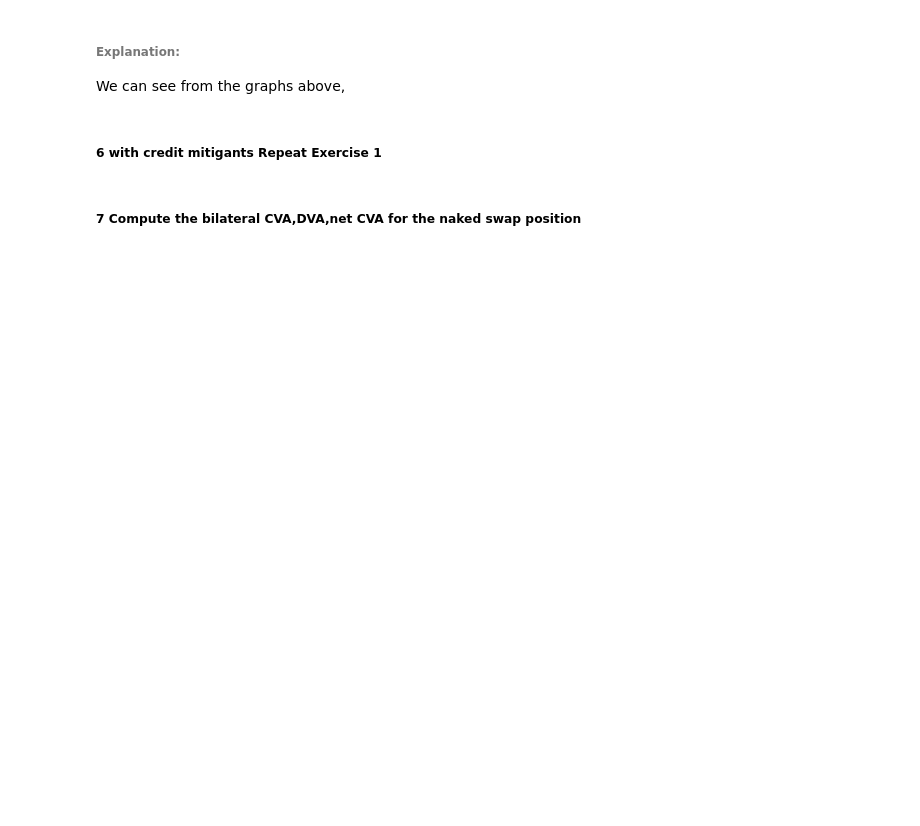
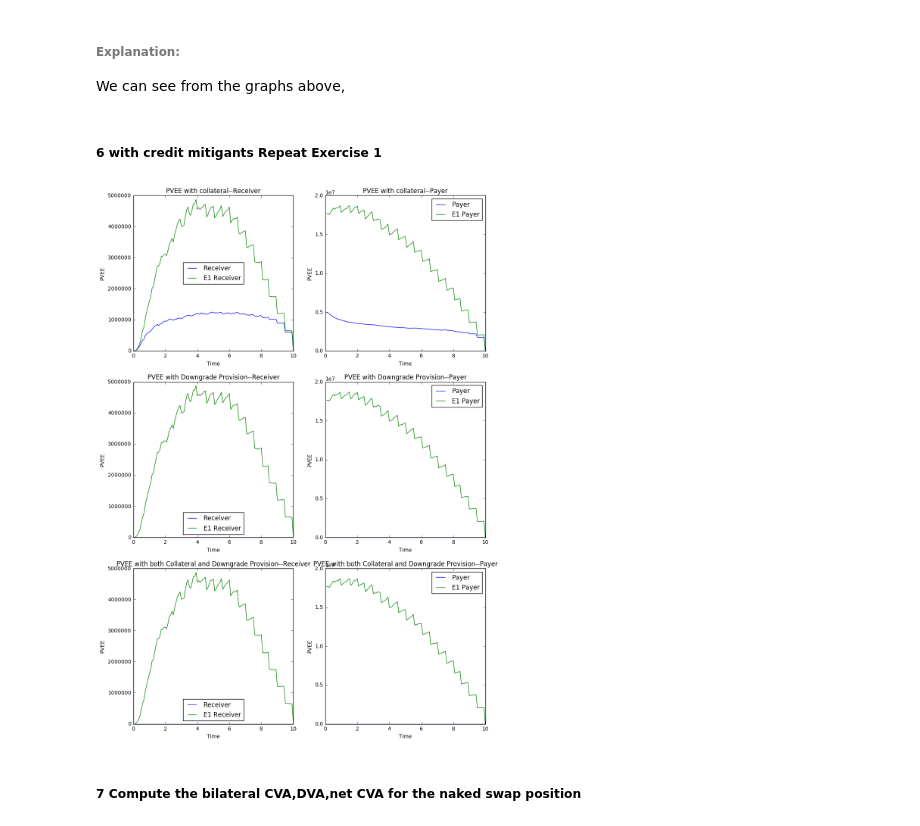
Before and after one commit to lejingxu/CVA_IMM_RegulationProject, a Jupyter notebook: Regulation_Project_Group_4-Copy1.ipynb, the cells around one changed output. Cells and saved outputs as stored; diff of their text form; code cells hidden in the pictures; blank space fills up the shorter version.

```diff
--- a/Regulation_Project_Group_4-Copy1.ipynb
+++ b/Regulation_Project_Group_4-Copy1.ipynb
@@ -253,7 +266,7 @@ param = np.arange(-1.,1.,0.05)
 rhos = np.array([rho_Bf, rho_Cf,rho_BC,rho_Br, rho_Cr])
 all_rhos = []
 CVAs = []
-num_sim = 10
+num_sim = 500
 for i in range(len(rhos)):
     rhos = np.array([rho_Bf, rho_Cf,rho_BC,rho_Br, rho_Cr])
     rho_this = []
@@ -276,6 +289,7 @@ for i in range(len(rhos)):
             prices_receiver_t = []
             P_OISs_t = []
             X_Cs_t = []
+            lbdaBs_t = []
             lbdaCs_t = []
             for num in range(num_sim):
                 # simulate correlated 4-D brownian motion
@@ -291,10 +305,11 @@ for i in range(len(rhos)):
                 P_OISs_t.append(P_OIS)
                 X_Cs_t.append(X_C)
                 lbdaCs_t.append(lbdaC)
+                lbdaBs_t.append(lbdaB)
 
-            PVEE_receiver,EE_receiver = calculatePVEE(lbdaCs_t,P_OISs_t,X_Cs,prices_receiver_t,switch_collateral,switch_downProv,collateral,D)
-            CVA_uni_receiver = calculateUniCVA(EE_receiver,P_OISs_t,X_Cs_t,lbdaCs_t,rr)
-            CVA_this.append(CVA_uni_receiver)
+            PVEE_receiver_t,EE_receiver_t = calculatePVEE(lbdaBs_t,lbdaCs_t,P_OISs_t,X_Cs,prices_receiver_t,switch_collateral,switch_downProv,collateral,D)
+            CVA_uni_receiver_t = calculateUniCVA(EE_receiver_t,P_OISs_t,X_Cs_t,lbdaCs_t,rr)
+            CVA_this.append(CVA_uni_receiver_t)
     all_rhos.append(rho_this)
     CVAs.append(CVA_this)
 # %%
@@ -318,8 +337,8 @@ We can see from the graphs above,
 ## a) with collateral
 switch_collateral = True
 collateral = 5000000.
-PVEE_payer_col,EE_payer_col = calculatePVEE(lbdaCs,P_OISs,X_Cs,prices_payer,switch_collateral,switch_downProv,collateral,D)
-PVEE_receiver_col,EE_receiver_col = calculatePVEE(lbdaCs,P_OISs,X_Cs,prices_receiver,switch_collateral,switch_downProv,collateral,D)
+PVEE_payer_col,EE_payer_col = calculatePVEE(lbdaBs,lbdaCs,P_OISs,X_Cs,prices_payer,switch_collateral,switch_downProv,collateral,D)
+PVEE_receiver_col,EE_receiver_col = calculatePVEE(lbdaBs,lbdaCs,P_OISs,X_Cs,prices_receiver,switch_collateral,switch_downProv,collateral,D)
 #print "Payer",PVEE_payer
 #print "Receiver",PVEE_receiver
 
@@ -344,8 +363,8 @@ switch_collateral = False
 collateral = 0
 switch_downProv = True
 D = 0.0375
-PVEE_payer_down,EE_payer_down = calculatePVEE(lbdaCs,P_OISs,X_Cs,prices_payer,switch_collateral,switch_downProv,collateral,D)
-PVEE_receiver_down,EE_receiver_down = calculatePVEE(lbdaCs,P_OISs,X_Cs,prices_receiver,switch_collateral,switch_downProv,collateral,D)
+PVEE_payer_down,EE_payer_down = calculatePVEE(lbdaBs,lbdaCs,P_OISs,X_Cs,prices_payer,switch_collateral,switch_downProv,collateral,D)
+PVEE_receiver_down,EE_receiver_down = calculatePVEE(lbdaBs,lbdaCs,P_OISs,X_Cs,prices_receiver,switch_collateral,switch_downProv,collateral,D)
 #print "Payer",PVEE_payer
 #print "Receiver",PVEE_receiver
 
@@ -357,35 +376,38 @@ plt.ylabel('PVEE')
 plt.title('PVEE with Downgrade Provision--Receiver')
 plt.legend(['Receiver','E1 Receiver'],loc='best')
 
 plt.subplot(3,2,4)
 plt.plot(ts,PVEE_payer_down,ts,PVEE_payer)
 plt.xlabel('Time')
 plt.ylabel('PVEE')
 plt.title('PVEE with Downgrade Provision--Payer')
 plt.legend(['Payer','E1 Payer'],loc='best')
 
 ## c) with both collateral and termination
 switch_collateral = True
 collateral = 5000000.
-PVEE_payer_both,EE_payer_both = calculatePVEE(lbdaCs,P_OISs,X_Cs,prices_payer,switch_collateral,switch_downProv,collateral,D)
-PVEE_receiver_both,EE_receiver_both = calculatePVEE(lbdaCs,P_OISs,X_Cs,prices_receiver,switch_collateral,switch_downProv,collateral,D)
+PVEE_payer_both,EE_payer_both = calculatePVEE(lbdaBs,lbdaCs,P_OISs,X_Cs,prices_payer,switch_collateral,switch_downProv,collateral,D)
+PVEE_receiver_both,EE_receiver_both = calculatePVEE(lbdaBs,lbdaCs,P_OISs,X_Cs,prices_receiver,switch_collateral,switch_downProv,collateral,D)
 #print "Payer",PVEE_payer
 #print "Receiver",PVEE_receiver
 
 plt.subplot(3,2,5)
 plt.plot(ts,PVEE_receiver_both,ts,PVEE_receiver)
 plt.xlabel('Time')
 plt.ylabel('PVEE')
 plt.title('PVEE with both Collateral and Downgrade Provision--Receiver')
 plt.legend(['Receiver','E1 Receiver'],loc='best')
 
 plt.subplot(3,2,6)
 plt.plot(ts,PVEE_payer_both,ts,PVEE_payer)
 plt.xlabel('Time')
 plt.ylabel('PVEE')
 plt.title('PVEE with both Collateral and Downgrade Provision--Payer')
 plt.legend(['Payer','E1 Payer'],loc='best')
+plt.savefig('3_6.png')
 plt.show()
+# %% [output]
+[figure, added]
 # %% [markdown]
 ##### 7 Compute the bilateral CVA,DVA,net CVA for the naked swap position
 # %%
```
Also changed, not shown: parts of 22 cells of this notebook, 3 other files.
